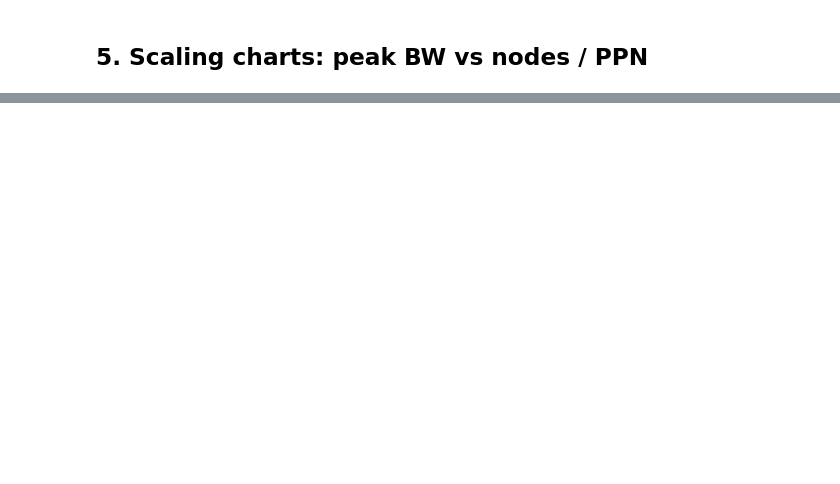
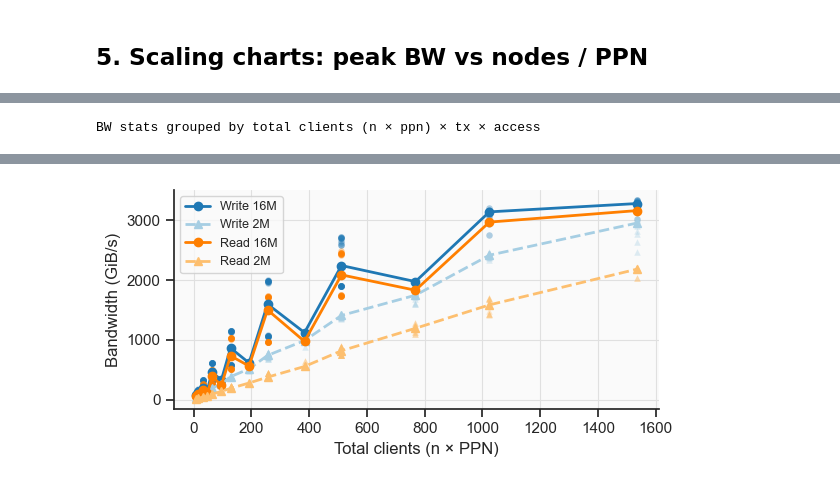
Before and after one commit to cissieAB/pdsw26_daos-bench, a Jupyter notebook: results/aurora/ior/ior-rw/ior_rw_analysis.ipynb, the cells around one changed output, grey strips where cells are left out. Drawn from its saved outputs; the diff is of its cells as text; code cells hidden in the pictures; blank space fills up the shorter version.

```diff
--- a/results/aurora/ior/ior-rw/ior_rw_analysis.ipynb
+++ b/results/aurora/ior/ior-rw/ior_rw_analysis.ipynb
@@ -289,0 +340,70 @@ plt.show()
+# %%
+combined["num_clients"] = combined["n"] * combined["ppn"]
+
+# ── Stats table ─────────────────────────────────────────────────────────────
+client_stats = (
+    combined.groupby(["num_clients", "tx", "access"])["bw_GiB_s"]
+    .agg(
+        num_runs="count",
+        mean_GiB_s="mean",
+        median_GiB_s="median",
+        std_GiB_s="std",
+        cv_pct=cv_pct,
+    )
+    .reset_index()
+    .sort_values(["access", "tx", "num_clients"])
+    .reset_index(drop=True)
+)
+
+display(
+    client_stats.style
+    .format({
+        "mean_GiB_s":   "{:.3f}",
+        "median_GiB_s": "{:.3f}",
+        "std_GiB_s":    "{:.3f}",
+        "cv_pct":       "{:.2f}",
+    })
+    .set_caption("BW stats grouped by total clients (n × ppn) × tx × access")
+)
+
+# ── Single figure: raw scatter + median line ─────────────────────────────────
+SERIES = [
+    ("write", "16M", paired[1],  "-",  "o",  "Write 16M"),
+    ("write",  "2M", paired[0], "--",  "^",  "Write 2M"),
+    ("read",  "16M", paired[7],  "-",  "o",  "Read 16M"),
+    ("read",   "2M", paired[6], "--",  "^",  "Read 2M"),
+]
+
+fig, ax = plt.subplots(figsize=(6, 3))
+
+for access_type, tx_v, color, ls, marker, label in SERIES:
+    sub = combined[
+        (combined["access"] == access_type) &
+        (combined["tx"] == tx_v)
+    ]
+    if sub.empty:
+        continue
+
+    # Raw scatter
+    ax.scatter(
+        sub["num_clients"], sub["bw_GiB_s"],
+        color=color, marker=marker, s=22, alpha=0.35, linewidths=0, zorder=3,
+    )
+
+    # Median line
+    med = sub.groupby("num_clients")["bw_GiB_s"].median().reset_index()
+    ax.plot(
+        med["num_clients"], med["bw_GiB_s"],
+        color=color, linestyle=ls, linewidth=2,
+        marker=marker, markersize=6,
+        label=label, zorder=4,
+    )
+
+ax.set_xlabel("Total clients (n × PPN)")
+ax.set_ylabel("Bandwidth (GiB/s)")
+# ax.set_title("BW vs total clients – raw scatter + median")
+ax.legend(frameon=True, fontsize=9)
+fig.tight_layout()
+plt.show()
+# %% [output]
+BW stats grouped by total clients (n × ppn) × tx × access
@@ -289,0 +427 @@ plt.show()
+[figure, added]
```
Also changed, not shown: parts of 10 cells of this notebook, 11 other files.
